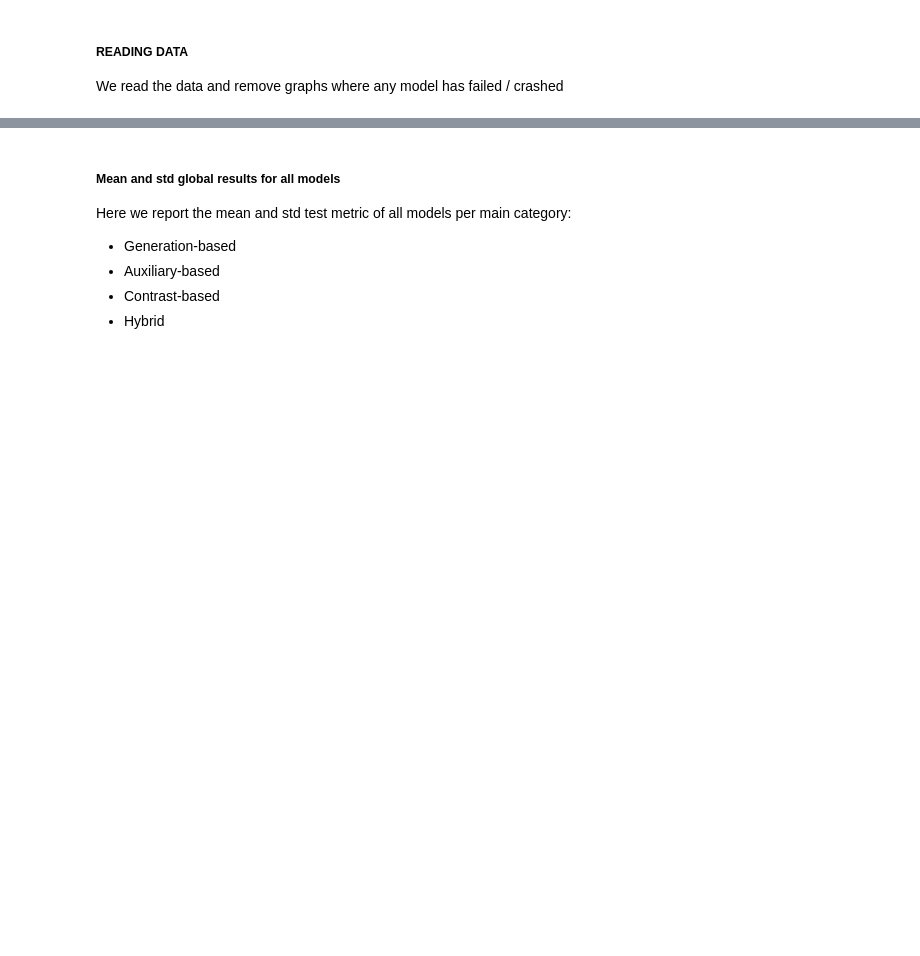
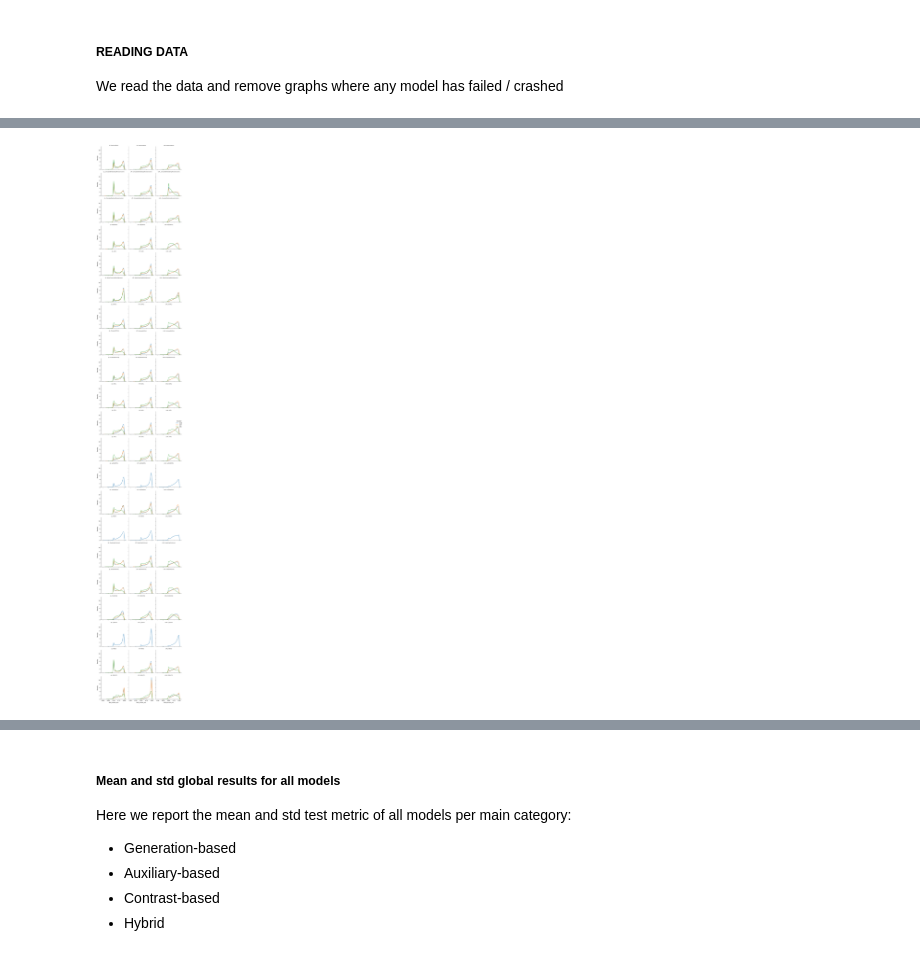
Before and after one commit to ITU-Thesis/graphworld, a Jupyter notebook: evaluation/global_analysis.ipynb, the cells around one changed output, grey strips where cells are left out. Cells and saved outputs as stored; diff of their text form; code cells hidden in the pictures; blank space fills up the shorter version.

```diff
--- a/evaluation/global_analysis.ipynb
+++ b/evaluation/global_analysis.ipynb
@@ -82,0 +245,8 @@ KeyboardInterrupt:
+# %%
+g = sns.FacetGrid(data=df, row='SSL_model', col='Training_scheme', hue='Encoder')
+g.map(sns.kdeplot, TEST_METRIC)
+g.set_titles(template="({col_name}, {row_name})", size=8)
+g.add_legend()
+plt.tight_layout()
+# %% [output]
+[figure, added]
```
Also changed, not shown: parts of 29 cells of this notebook, 2 other files.
